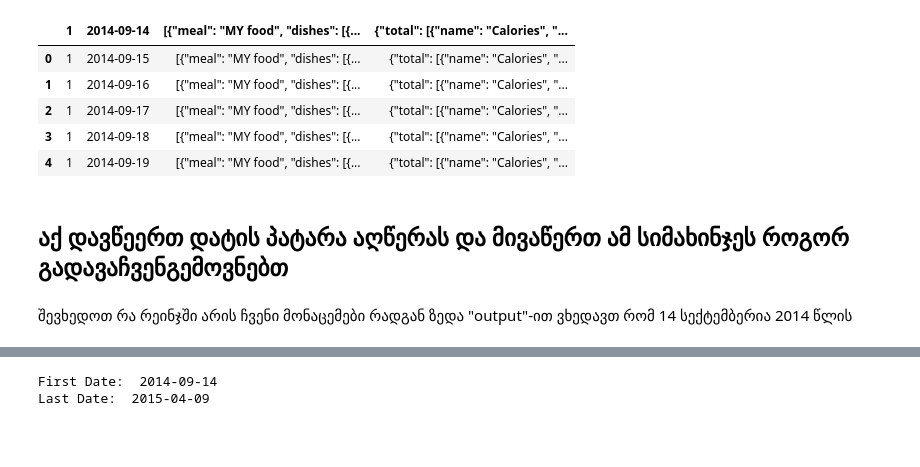
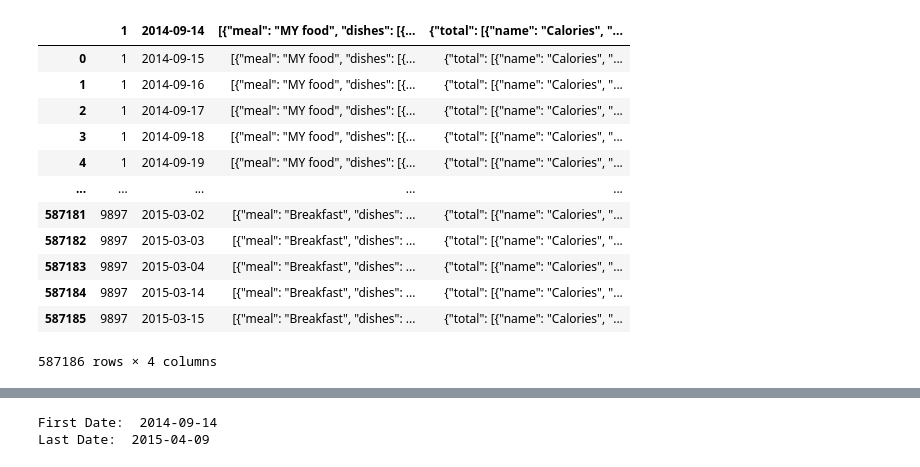
Before and after one commit to dbera17/ML, a Jupyter notebook: final_proj.ipynb, the cells around one changed output, grey strips where cells are left out. Drawn from its saved outputs; the diff is of its cells as text; code cells hidden in the pictures; blank space fills up the shorter version.

```diff
--- a/final_proj.ipynb
+++ b/final_proj.ipynb
@@ -16,16 +16,19 @@ warnings.filterwarnings('ignore')
 # %%
 import os
 path = os.getcwd() + '/mfp-diaries.tsv'
 data = pd.read_csv(path, sep='\t')
-data.head()
+data
 # %% [output]
 |  | 1 | 2014-09-14 | [{"meal": "MY food", "dishes": [{... | {"total": [{"name": "Calories", "... |
 | 0 | 1 | 2014-09-15 | [{"meal": "MY food", "dishes": [{... | {"total": [{"name": "Calories", "... |
 | 1 | 1 | 2014-09-16 | [{"meal": "MY food", "dishes": [{... | {"total": [{"name": "Calories", "... |
 | 2 | 1 | 2014-09-17 | [{"meal": "MY food", "dishes": [{... | {"total": [{"name": "Calories", "... |
 | 3 | 1 | 2014-09-18 | [{"meal": "MY food", "dishes": [{... | {"total": [{"name": "Calories", "... |
 | 4 | 1 | 2014-09-19 | [{"meal": "MY food", "dishes": [{... | {"total": [{"name": "Calories", "... |
+| ... | ... | ... | ... | ... |
+| 587181 | 9897 | 2015-03-02 | [{"meal": "Breakfast", "dishes": ... | {"total": [{"name": "Calories", "... |
+| 587182 | 9897 | 2015-03-03 | [{"meal": "Breakfast", "dishes": ... | {"total": [{"name": "Calories", "... |
+| 587183 | 9897 | 2015-03-04 | [{"meal": "Breakfast", "dishes": ... | {"total": [{"name": "Calories", "... |
+| 587184 | 9897 | 2015-03-14 | [{"meal": "Breakfast", "dishes": ... | {"total": [{"name": "Calories", "... |
+| 587185 | 9897 | 2015-03-15 | [{"meal": "Breakfast", "dishes": ... | {"total": [{"name": "Calories", "... |
+587186 rows × 4 columns
-# %% [markdown]
-## აქ დავწეერთ დატის პატარა აღწერას და მივაწერთ ამ სიმახინჯეს როგორ გადავაჩვენგემოვნებთ
-# %% [markdown]
-შევხედოთ რა რეინჯში არის ჩვენი მონაცემები რადგან ზედა "output"-ით ვხედავთ რომ 14 სექტემბერია 2014 წლის
```
Also changed, not shown: parts of 25 cells of this notebook.
